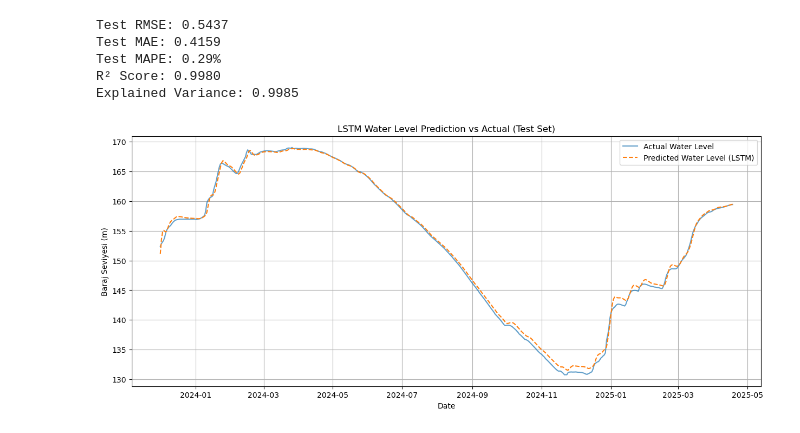
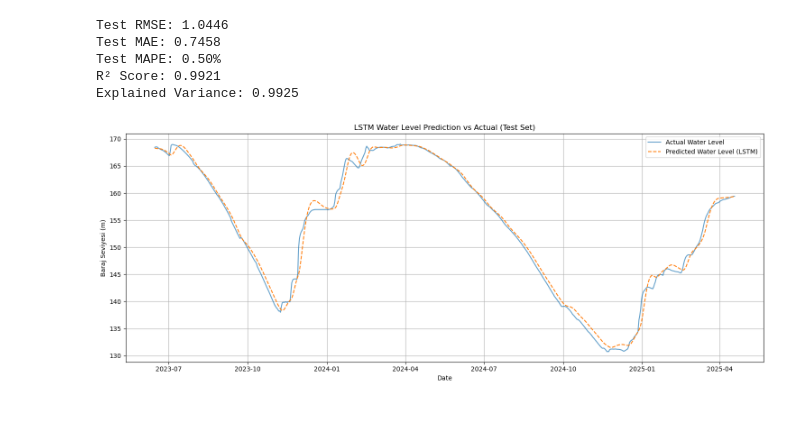
Before and after one commit to yasirgunes/yuvacik_dam_water_level_estimation, a Jupyter notebook: lstm_model.ipynb, the cells around one changed output. Drawn from its saved outputs; the diff is of its cells as text; code cells hidden in the pictures.

Commit message:
predict the next day

```diff
--- a/lstm_model.ipynb
+++ b/lstm_model.ipynb
@@ -87,26 +96,25 @@ Trainable params: 31,901
 Non-trainable params: 0
 _________________________________________________________________
 # %%
-# Optional: Define Early Stopping callback
+# Define Early Stopping callback
 early_stopping = EarlyStopping(monitor='val_loss', patience=10, restore_best_weights=True)
 
 # Train the model
 print("Training LSTM model...")
 history = model.fit(
     X_train, y_train,
-    batch_size=32, # Adjust batch size as needed
+    batch_size=256, # Adjust batch size as needed
     epochs=50,    # Adjust epochs as needed
-    # validation_data=(X_val, y_val), # Uncomment if using validation set
-    # callbacks=[early_stopping],      # Uncomment if using early stopping
+    validation_data=(X_val, y_val), # Using validation set
+    callbacks=[early_stopping],      # Using early stopping
     verbose=1 # Set to 2 for less output per epoch, 0 for silent
 )
 print("Training complete.")
 
-# Optional: Plot training history
+# Plot training history
 plt.figure(figsize=(10,6))
 plt.plot(history.history['loss'], label='Training Loss')
-if 'val_loss' in history.history:
-    plt.plot(history.history['val_loss'], label='Validation Loss')
+plt.plot(history.history['val_loss'], label='Validation Loss')
 plt.title('Model Loss During Training')
 plt.xlabel('Epoch')
 plt.ylabel('Loss (MSE)')
@@ -143,37 +151,57 @@ y_test_actual = scaler.inverse_transform(y_test.reshape(-1, 1))
 # %%
 # Calculate metrics on original scale
 from sklearn.metrics import r2_score, explained_variance_score
 
 
 rmse = np.sqrt(mean_squared_error(y_test_actual, y_pred))
 mae = mean_absolute_error(y_test_actual, y_pred)
 mape = np.mean(np.abs((y_test_actual - y_pred) / y_test_actual)) * 100
 r2 = r2_score(y_test_actual, y_pred)
 explained_variance = explained_variance_score(y_test_actual, y_pred)
 
 print(f"Test RMSE: {rmse:.4f}")
 print(f"Test MAE: {mae:.4f}")
 print(f"Test MAPE: {mape:.2f}%")
 print(f"R² Score: {r2:.4f}")
 print(f"Explained Variance: {explained_variance:.4f}")
 
-# Get the correct dates for the test set plotting
-test_dates = df_lstm.index[train_size+sequence_length:] # Adjust index based on split
+# Instead of:
+# test_dates = X_test.index  # This likely doesn't contain date objects
 
-# Visualize predictions vs actuals
+# We should use:
+# Get the original dates from the dataframe
+# Assuming the total dataset length is len(df_lstm)
+# And we've split the data with the last test_size portion for testing
+train_val_size = train_size + val_size
+test_start_idx = train_val_size + sequence_length
+test_end_idx = test_start_idx + len(y_test)
+test_dates = df_lstm.index[test_start_idx:test_end_idx]
+
+# Ensure test_dates and prediction arrays have the same length
+min_length = min(len(test_dates), len(y_test_actual), len(y_pred))
+test_dates = test_dates[:min_length]
+y_test_actual = y_test_actual[:min_length]
+y_pred = y_pred[:min_length]
+
+# Reshape arrays to ensure compatible dimensions
+y_test_actual = y_test_actual.reshape(-1)
+y_pred = y_pred.reshape(-1)
+
+# Visualize predictions vs actuals using actual dates
 plt.figure(figsize=(15, 6))
 plt.plot(test_dates, y_test_actual, label='Actual Water Level', alpha=0.7)
 plt.plot(test_dates, y_pred, label='Predicted Water Level (LSTM)', linestyle='--')
 plt.title('LSTM Water Level Prediction vs Actual (Test Set)')
 plt.xlabel('Date')
 plt.ylabel('Baraj Seviyesi (m)')
 plt.legend()
 plt.grid(True)
+plt.tight_layout()
 plt.show()
 # %% [output]
-Test RMSE: 0.5437
-Test MAE: 0.4159
-Test MAPE: 0.29%
-R² Score: 0.9980
-Explained Variance: 0.9985
+Test RMSE: 1.0446
+Test MAE: 0.7458
+Test MAPE: 0.50%
+R² Score: 0.9921
+Explained Variance: 0.9925
-[figure, old version]
+[figure, new version]
```
Also changed, not shown: parts of 6 cells of this notebook, 3 other files.
